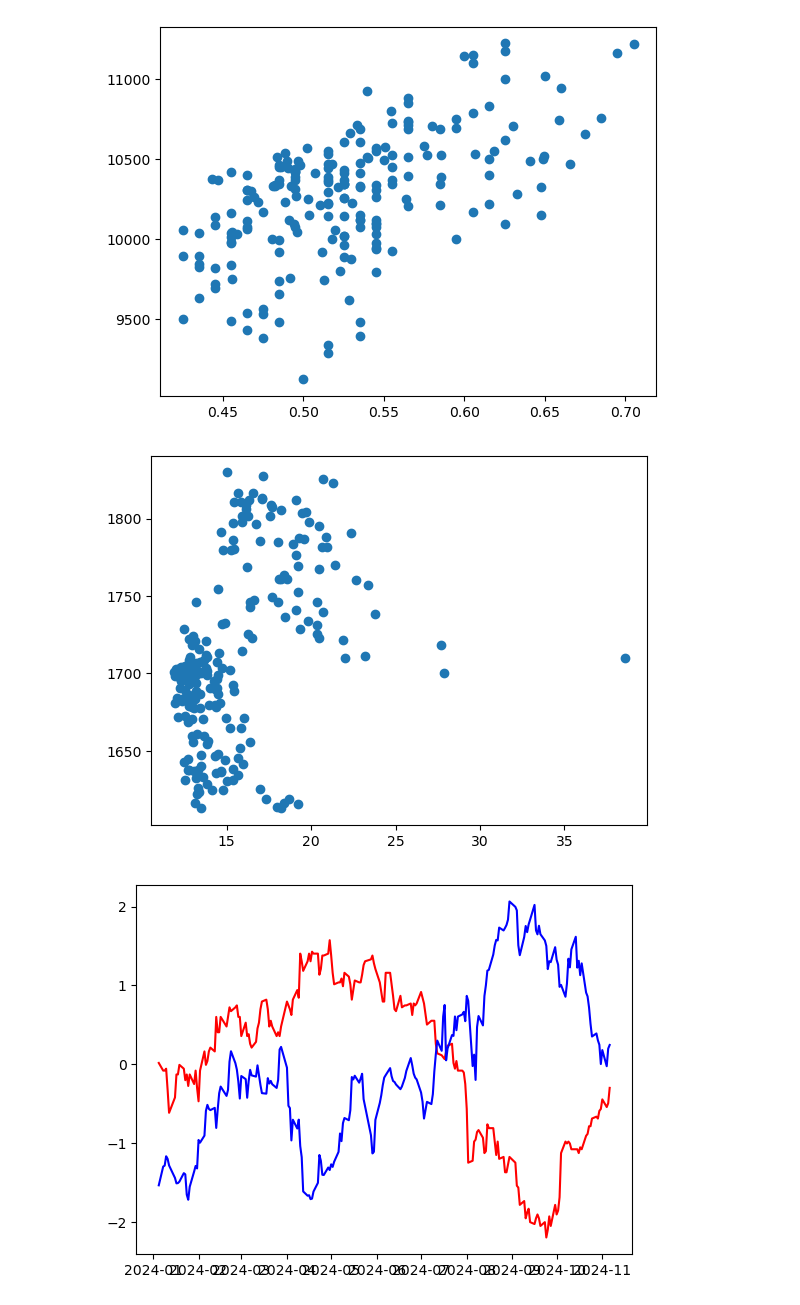
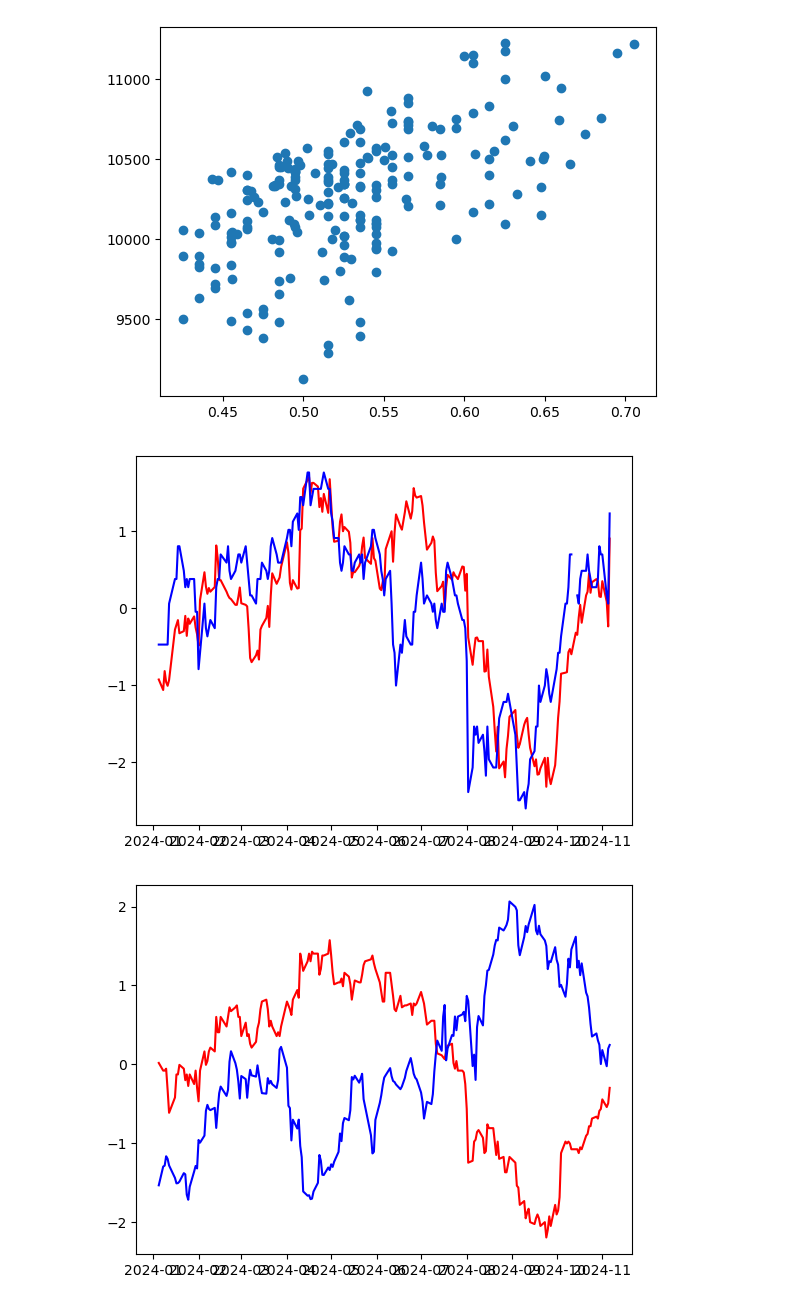
Before and after one commit to dg3358/ACTU-5842-Project, a Jupyter notebook: project_code.ipynb, the cells around one changed output. Cells and saved outputs as stored; diff of their text form; code cells hidden in the pictures.

```diff
--- a/project_code.ipynb
+++ b/project_code.ipynb
@@ -34,8 +34,8 @@ tbills_10Y['DATE'] = tbills_10Y['DATE'].apply(lambda x: datetime.strptime(x, '%Y
 #Other Project Data
 other_data = pd.read_csv("data/Project Data V1.csv")
 other_data["DATE"] = other_data["date"].apply(lambda x: datetime.strptime(x, '%Y-%m-%d').date())
-other_data.drop(columns = ['date', 'Gold_Price', 'Oil_Price','Dollar_Index','Gold_Volume',
-                           'Oil_Volume', 'BEIR'], inplace = True)
+other_data.drop(columns = ['date', 'Gold_Price', 'Oil_Price','Gold_Volume',
+                           'Oil_Volume'], inplace = True)
 
 #Continue merging procedure
 result_Frame = pd.merge(left = pd.merge(left = pd.merge(left = tbills_2Y,
@@ -46,8 +46,8 @@ result_Frame = pd.merge(left = pd.merge(left = pd.merge(left = tbills_2Y,
          right = other_data,
          on = 'DATE')
 # %%
-columns = np.append(result_Frame.columns.values[-7],
-          np.append(result_Frame.columns.values[-3:-1],
-          np.append(result_Frame.columns.values[-6:-3],
-                    result_Frame.columns.values[-1])))
+columns = np.append(result_Frame.columns.values[-9],
+          np.append(result_Frame.columns.values[-5:-3],
+          np.append(result_Frame.columns.values[-8:-5],
+                    result_Frame.columns.values[-3:])))
 raw_data = result_Frame.copy()[columns]
@@ -91,11 +106,12 @@ plt.scatter(raw_data['trump_odds'], raw_data['NASDAQ 100 Tech Index'])
 plt.show()
 # %% [output]
 [figure]
-# %%
-plt.scatter(raw_data['VIX index'], raw_data['S&P Healthcare Index'])
-plt.show()
-# %% [output]
-[figure, removed]
+# %%
+plt.plot(raw_data['DATE'], (raw_data['Dollar_Index'] - np.mean(raw_data['Dollar_Index']))/np.std(raw_data['Dollar_Index']), color = 'red')
+plt.plot(raw_data['DATE'], (raw_data['BEIR'] - np.mean(raw_data['BEIR']))/np.std(raw_data['BEIR']), color = 'blue')
+plt.show()
+# %% [output]
+[figure, added]
 # %%
 plt.plot(raw_data['DATE'],
          (raw_data['DGS2'] - np.mean(raw_data['DGS2']))/np.std(raw_data['DGS2']),
```
Also changed, not shown: parts of 4 cells of this notebook.
